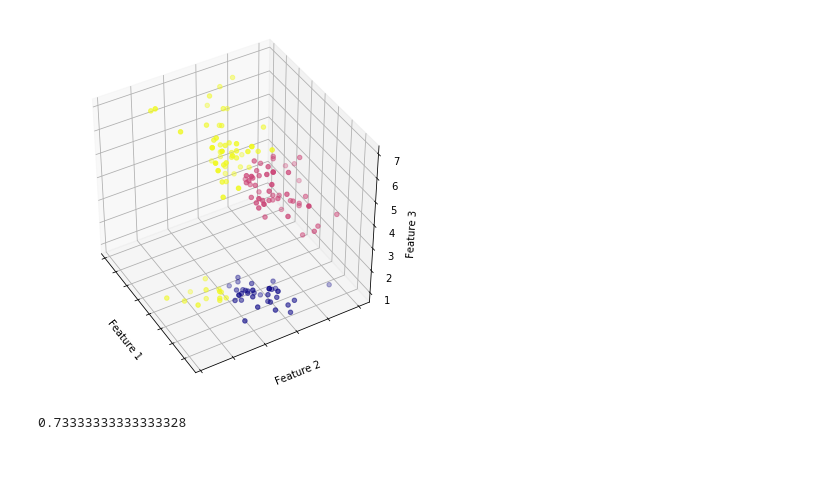
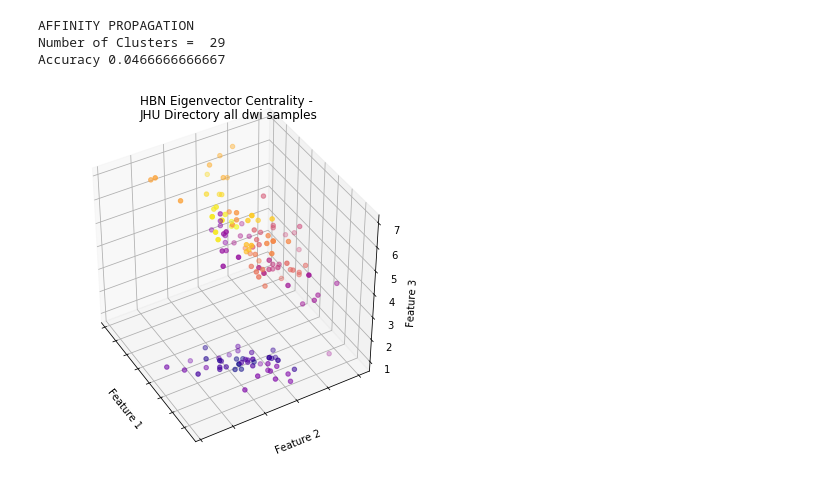
Before and after one commit to pfrank7/NDD, a Jupyter notebook: ClusteringCodeTests.ipynb, the cells around one changed output. Saved outputs shown, nothing was run; the diff lists cells and outputs as text; code cells hidden in the pictures.

```diff
--- a/ClusteringCodeTests.ipynb
+++ b/ClusteringCodeTests.ipynb
@@ -197,33 +235,15 @@ plt.show()
-# %%
-#Create a plot of the clusters color-coded as such
-if (numFeatures ==2):
-    fig = plt.figure(3, figsize=(10, 10))
-    ax = plt.Axes(fig, rect=[0, 0, .5, .5])
-    z = list(labels)
-    N = len(mat[:,1])
-    x = [mat[:,0]]
-    y = [mat[:,1]]
-    cmap = matplotlib.cm.get_cmap('plasma')
-    normalize = matplotlib.colors.Normalize(vmin=min(z), vmax=max(z))
-    colors = [cmap(normalize(value)) for value in z]
-    plt.scatter(x, y, color = colors)
-
-    plt.xlabel('Feature 1')
-    plt.ylabel('Feature 2')
-
-if (numFeatures ==3):
-    fig = plt.figure(4, figsize=(10, 10))
-    ax = Axes3D(fig, rect=[0, 0, .5, .5], elev=40, azim=150)
-    ax.scatter(mat[:, 0], mat[:, 1], mat[:, 2], c=labels, cmap = "plasma")
-    ax.w_xaxis.set_ticklabels([])
-    ax.w_yaxis.set_ticklabels([])
-    ax.set_xlabel('Feature 1')
-    ax.set_ylabel('Feature 2')
-    ax.set_zlabel('Feature 3')
-# %% [output]
-[figure, removed]
-# %%
-from sklearn.metrics import accuracy_score
-accuracy_score(labels, iris.target)
-# %% [output]
-0.73333333333333328
+# %%
+###### Create a plot of the clusters color-coded as such ######
+from sklearn.metrics import accuracy_score
+print('AFFINITY PROPAGATION')
+if (numFeatures ==2):
+    graph2DLabels(mat,labels_best_af)
+if (numFeatures ==3):
+    graph3DLabels(mat,labels_best_af)
+print("Number of Clusters = ", n_clusters_af)
+print("Accuracy", accuracy_score(labels_best_af, iris.target))
+# %% [output]
+AFFINITY PROPAGATION
+Number of Clusters =  29
+Accuracy 0.0466666666667
+[figure, added]
```
Also changed, not shown: parts of 13 cells of this notebook, 8 other files.
